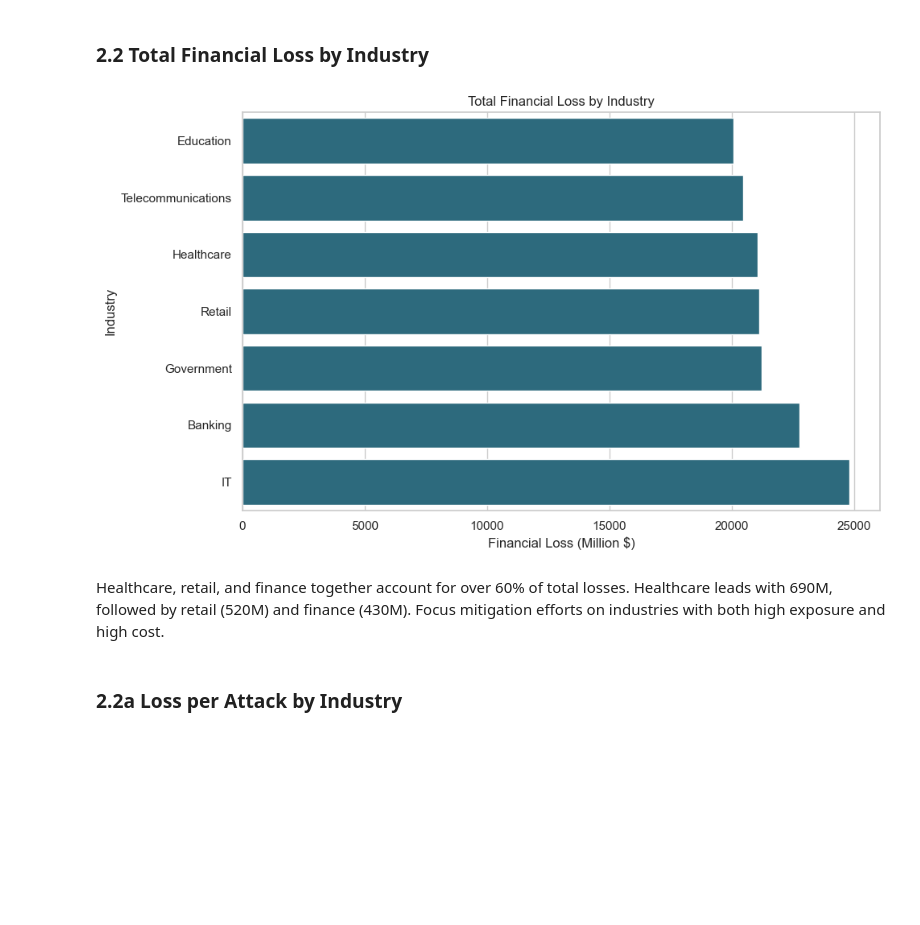
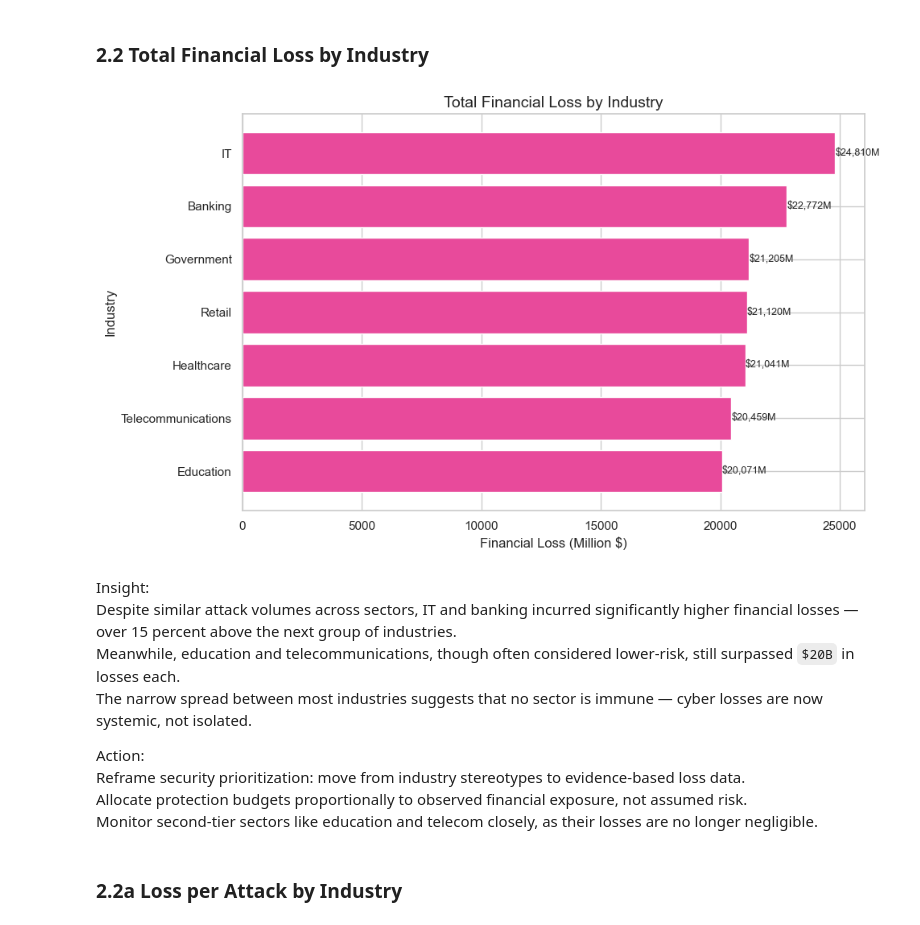
Before and after one commit to dolludaa/Global-Cybersecurity-Threats-2015-2024, a Jupyter notebook: business_analysis.ipynb, the cells around one changed output. Drawn from its saved outputs; the diff is of its cells as text; code cells hidden in the pictures; blank space fills up the shorter version.

```diff
--- a/business_analysis.ipynb
+++ b/business_analysis.ipynb
@@ -387,17 +387,32 @@ loss_summary = df.groupby('Year').agg(
 
 fig, ax1 = plt.subplots(figsize=(12, 6))
 
-ax1.plot(loss_summary['Year'], loss_summary['Total_Loss'], color=crest_palette[5], marker='o', label='Total Loss')
+ax1.plot(loss_summary['Year'], loss_summary['Total_Loss'] / 1000,
+         color=palette[4], marker='o', linewidth=2.5)
+ax1.fill_between(loss_summary['Year'], loss_summary['Total_Loss'] / 1000, color=palette[4], alpha=0.1)
 ax1.set_xlabel('Year')
-ax1.set_ylabel('Total Loss (Million)', color=crest_palette[5])
-ax1.tick_params(axis='y', labelcolor=crest_palette[5])
+ax1.set_ylabel('Total Loss (Billion $)', color=palette[4])
+ax1.tick_params(axis='y', labelcolor=palette[4])
+
+for i in [0, -1]:
+    year = loss_summary['Year'].iloc[i]
+    value = loss_summary['Total_Loss'].iloc[i] / 1000
+    ax1.text(year, value + 0.1, f"{value:.1f}B", color=palette[4], fontsize=9, fontweight='bold')
 
 ax2 = ax1.twinx()
-ax2.plot(loss_summary['Year'], loss_summary['Avg_Loss'], color=crest_palette[1], marker='s', linestyle='--', label='Avg Loss per Attack')
-ax2.set_ylabel('Avg Loss per Attack (Million)', color=crest_palette[1])
-ax2.tick_params(axis='y', labelcolor=crest_palette[1])
+ax2.plot(loss_summary['Year'], loss_summary['Avg_Loss'],
+         color=palette[1], marker='s', linestyle='--', linewidth=2.5)
+ax2.set_ylabel('Avg Loss per Attack (Million $)', color=palette[1])
+ax2.tick_params(axis='y', labelcolor=palette[1])
 
-fig.suptitle('Total and Average Financial Loss from Cyberattacks by Year')
+for i in [0, -1]:
+    year = loss_summary['Year'].iloc[i]
+    value = loss_summary['Avg_Loss'].iloc[i]
+    ax2.text(year, value + 0.4, f"{value:.1f}M", color=palette[1], fontsize=9, fontweight='bold')
+
+plt.axvspan(2020, 2024, color='gray', alpha=0.1)
+
+fig.suptitle('Total and Average Financial Loss from Cyberattacks by Year', fontsize=14)
 fig.tight_layout()
 plt.show()
 # %% [output]
@@ -429,20 +467,29 @@ Phishing holds steady at ~22% share. MITM and insiders cause rare but costly spi
 # %%
 loss_by_industry = df.groupby('Target Industry')['Financial Loss (in Million $)'].sum().sort_values(ascending=True)
 
 plt.figure(figsize=(10, 6))
-sns.barplot(x=loss_by_industry.values, y=loss_by_industry.index, color=crest_palette[6])
-plt.title('Total Financial Loss by Industry')
+bars = plt.barh(loss_by_industry.index, loss_by_industry.values, color=palette[3])
+
+for i, value in enumerate(loss_by_industry.values):
+    plt.text(value + 5, i, f"${value:,.0f}M", va='center', fontsize=9)
+
+plt.title('Total Financial Loss by Industry', fontsize=14)
 plt.xlabel('Financial Loss (Million $)')
 plt.ylabel('Industry')
 plt.tight_layout()
 plt.show()
 # %% [output]
-[figure, old version]
+[figure, new version]
-# %% [markdown]
-
-Healthcare, retail, and finance together account for over 60% of total losses.
-Healthcare leads with 690M, followed by retail (520M) and finance (430M).
-Focus mitigation efforts on industries with both high exposure and high cost.
+# %% [markdown]
+Insight:
+Despite similar attack volumes across sectors, IT and banking incurred significantly higher financial losses — over 15 percent above the next group of industries.
+Meanwhile, education and telecommunications, though often considered lower-risk, still surpassed `$20B` in losses each.
+The narrow spread between most industries suggests that no sector is immune — cyber losses are now systemic, not isolated.
+
+Action:
+Reframe security prioritization: move from industry stereotypes to evidence-based loss data.
+Allocate protection budgets proportionally to observed financial exposure, not assumed risk.
+Monitor second-tier sectors like education and telecom closely, as their losses are no longer negligible.
 # %% [markdown]
 ### 2.2a Loss per Attack by Industry
 # %%
```
Also changed, not shown: parts of 31 cells of this notebook.
